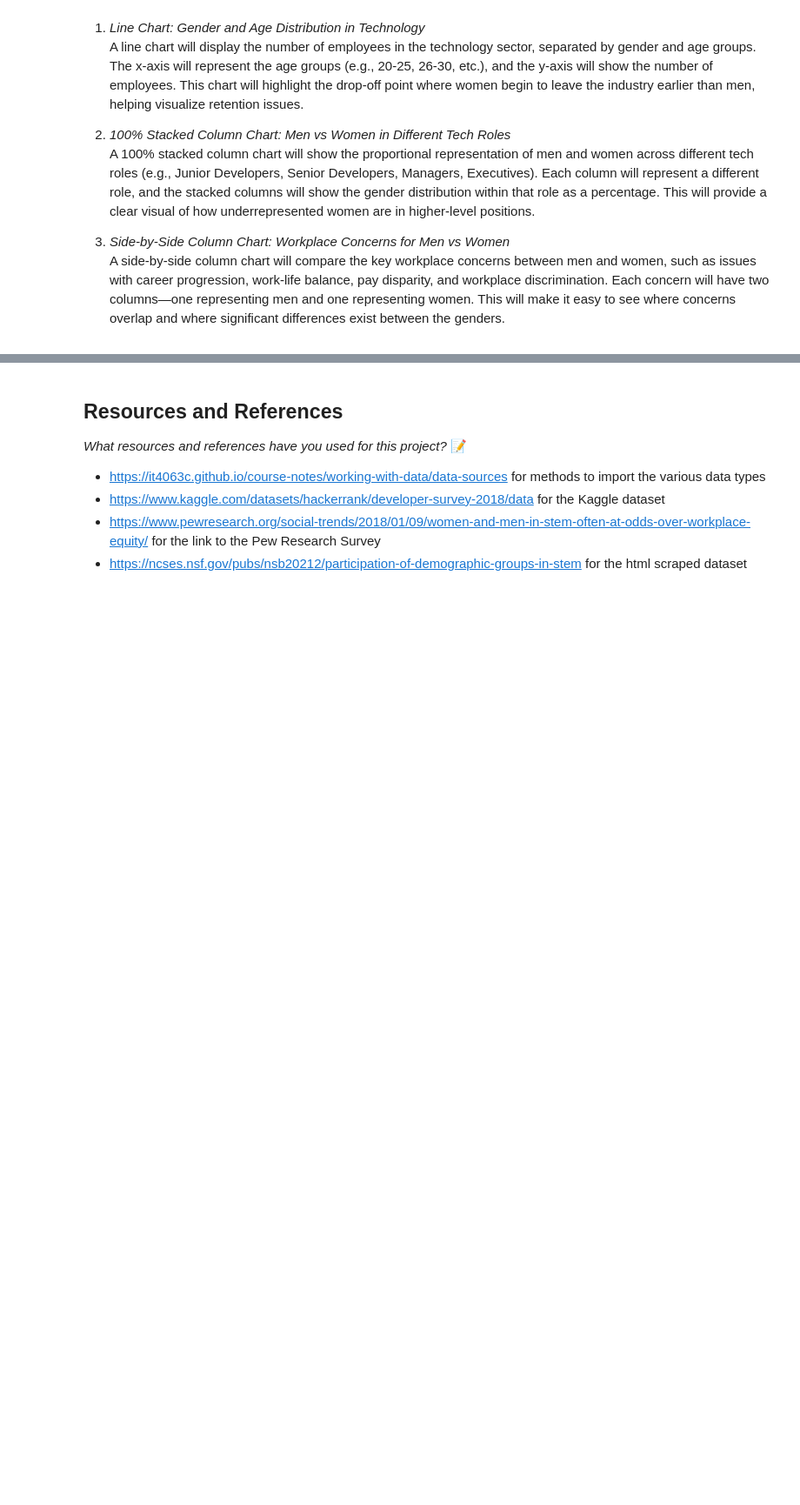
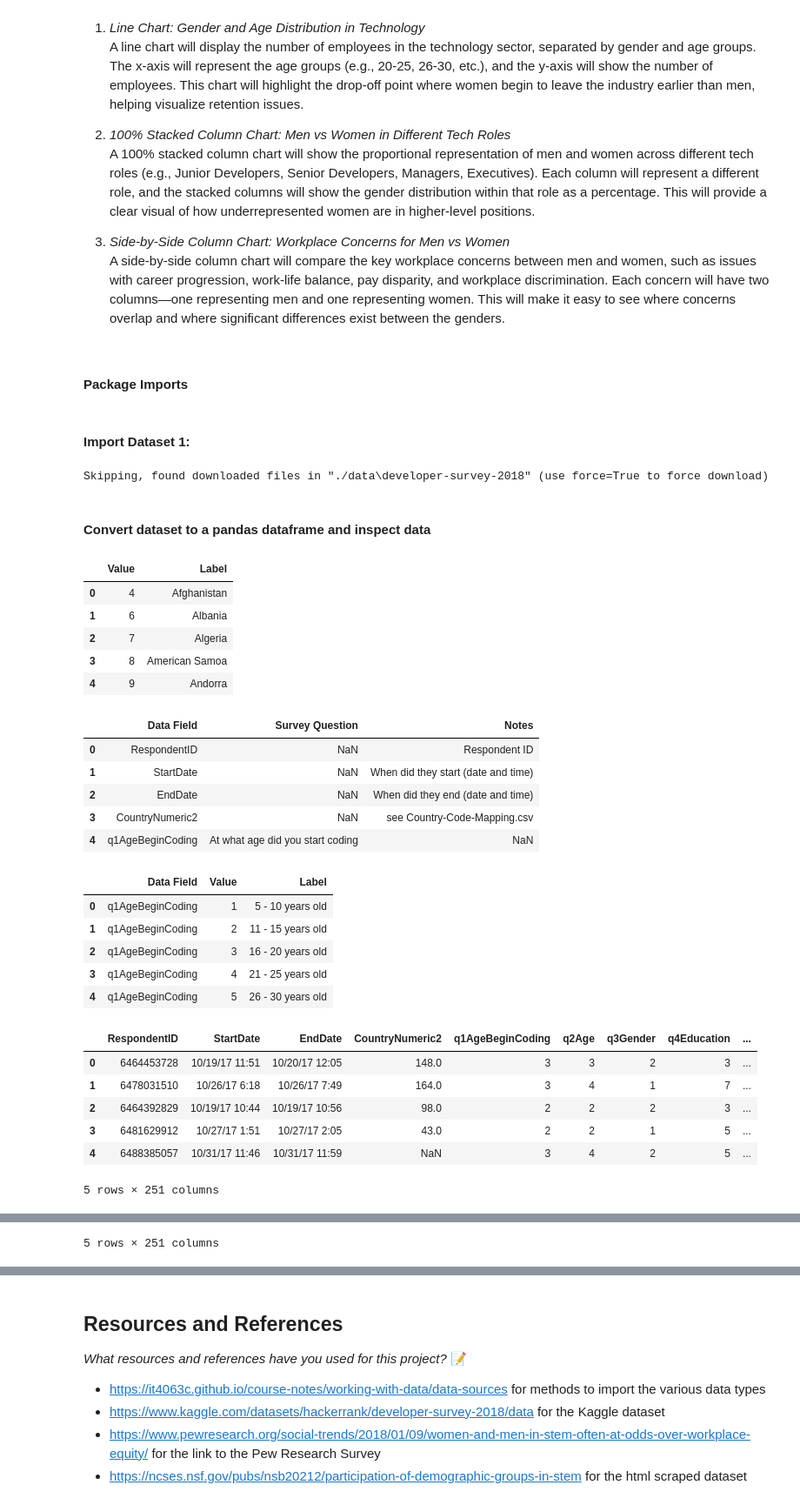
Before and after one commit to IT4063C-Fall24/final-project-yaumj, a Jupyter notebook: source.ipynb, the cells around one changed output, grey strips where cells are left out. Shown at 87% size. Cells and saved outputs as stored; diff of their text form; code cells hidden in the pictures; blank space fills up the shorter version.

```diff
--- a/source.ipynb
+++ b/source.ipynb
@@ -52,3 +52,5 @@ A 100% stacked column chart will show the proportional representation of men and
 
 3. *Side-by-Side Column Chart: Workplace Concerns for Men vs Women*
 A side-by-side column chart will compare the key workplace concerns between men and women, such as issues with career progression, work-life balance, pay disparity, and workplace discrimination. Each concern will have two columns—one representing men and one representing women. This will make it easy to see where concerns overlap and where significant differences exist between the genders.
+# %% [markdown]
+#### Package Imports
@@ -54,0 +72,53 @@ A side-by-side column chart will compare the key workplace concerns between men
+# %% [markdown]
+#### Import Dataset 1:
+# %%
+# import dataset from Kaggle using URL
+dataset_url = "https://www.kaggle.com/datasets/hackerrank/developer-survey-2018/data"
+od.download(dataset_url, data_dir="./data")
+# %% [output]
+Skipping, found downloaded files in "./data\developer-survey-2018" (use force=True to force download)
+# %% [markdown]
+#### Convert dataset to a pandas dataframe and inspect data
+# %%
+# Define the data directory
+data_dir = './data/developer-survey-2018'
+
+# Read each CSV file into its own DataFrame with meaningful names
+country_code_df = pd.read_csv(os.path.join(data_dir, 'Country-Code-Mapping.csv'))
+dev_survey_codebook_df = pd.read_csv(os.path.join(data_dir, 'HackerRank-Developer-Survey-2018-Codebook.csv'))
+dev_survey_numeric_mapping_df = pd.read_csv(os.path.join(data_dir, 'HackerRank-Developer-Survey-2018-Numeric-Mapping.csv'))
+dev_survey_numeric_df = pd.read_csv(os.path.join(data_dir, 'HackerRank-Developer-Survey-2018-Numeric.csv'))
+dev_survey_values_df = pd.read_csv(os.path.join(data_dir, 'HackerRank-Developer-Survey-2018-Values.csv'))
+
+# Display the first 5 records from each DataFrame
+display(country_code_df.head(5))
+display(dev_survey_codebook_df.head(5))
+display(dev_survey_numeric_mapping_df.head(5))
+display(dev_survey_numeric_df.head(5))
+display(dev_survey_values_df.head(5))
+# %% [output]
+|  | Value | Label |
+| 0 | 4 | Afghanistan |
+| 1 | 6 | Albania |
+| 2 | 7 | Algeria |
+| 3 | 8 | American Samoa |
+| 4 | 9 | Andorra |
+|  | Data Field | Survey Question | Notes |
+| 0 | RespondentID | NaN | Respondent ID |
+| 1 | StartDate | NaN | When did they start (date and time) |
+| 2 | EndDate | NaN | When did they end (date and time) |
+| 3 | CountryNumeric2 | NaN | see Country-Code-Mapping.csv |
+| 4 | q1AgeBeginCoding | At what age did you start coding | NaN |
+|  | Data Field | Value | Label |
+| 0 | q1AgeBeginCoding | 1 | 5 - 10 years old |
+| 1 | q1AgeBeginCoding | 2 | 11 - 15 years old |
+| 2 | q1AgeBeginCoding | 3 | 16 - 20 years old |
+| 3 | q1AgeBeginCoding | 4 | 21 - 25 years old |
+| 4 | q1AgeBeginCoding | 5 | 26 - 30 years old |
+|  | RespondentID | StartDate | EndDate | CountryNumeric2 | q1AgeBeginCoding | q2Age | q3Gender | q4Education | ... |
+| 0 | 6464453728 | 10/19/17 11:51 | 10/20/17 12:05 | 148.0 | 3 | 3 | 2 | 3 | ... |
+| 1 | 6478031510 | 10/26/17 6:18 | 10/26/17 7:49 | 164.0 | 3 | 4 | 1 | 7 | ... |
+| 2 | 6464392829 | 10/19/17 10:44 | 10/19/17 10:56 | 98.0 | 2 | 2 | 2 | 3 | ... |
+| 3 | 6481629912 | 10/27/17 1:51 | 10/27/17 2:05 | 43.0 | 2 | 2 | 1 | 5 | ... |
+| 4 | 6488385057 | 10/31/17 11:46 | 10/31/17 11:59 | NaN | 3 | 4 | 2 | 5 | ... |
+5 rows × 251 columns
@@ -54,0 +131 @@ A side-by-side column chart will compare the key workplace concerns between men
+5 rows × 251 columns
```
Also changed, not shown: parts of 11 cells of this notebook, 2 other files.
